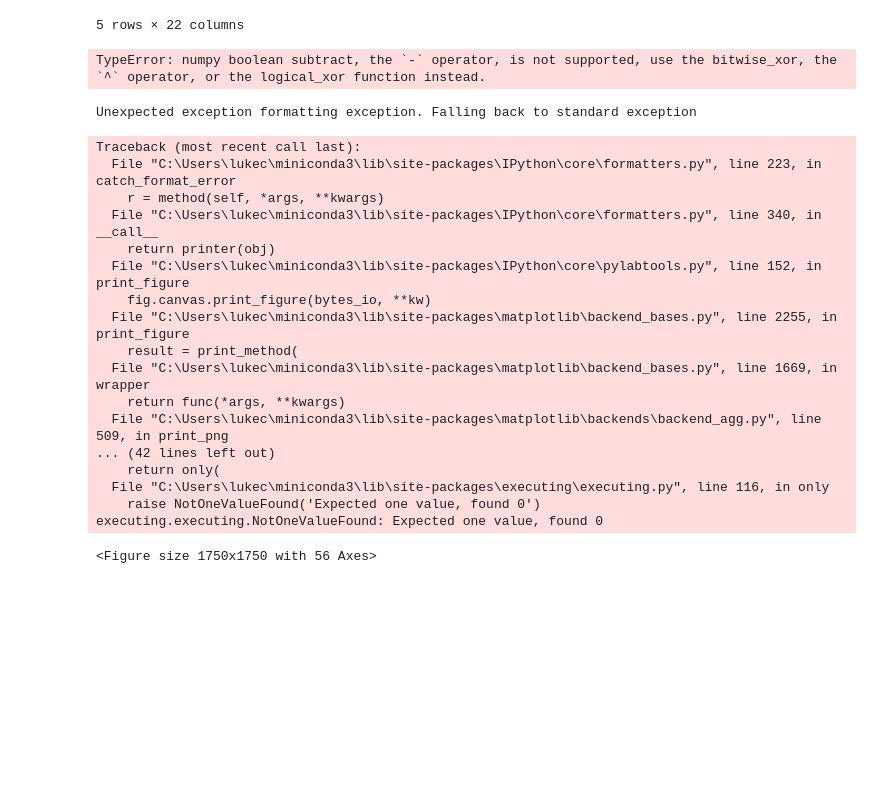
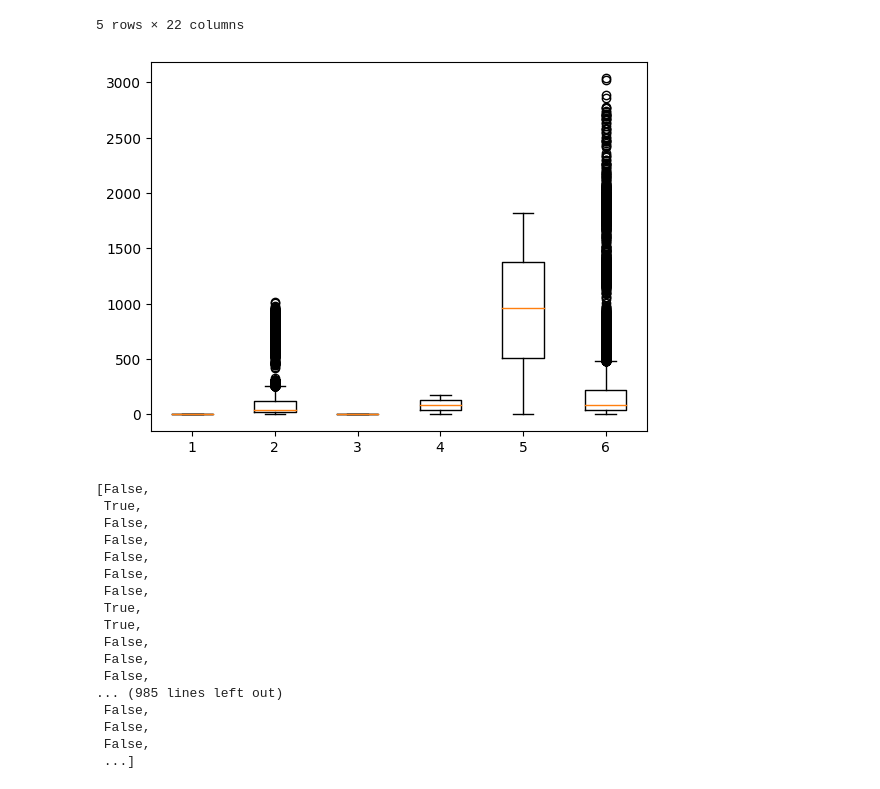
Before and after one commit to Lukec-lehighu/ENGR010_Group_Project, a Jupyter notebook: Testing.ipynb, the cells around one changed output. Drawn from its saved outputs; the diff is of its cells as text; code cells hidden in the pictures; blank space fills up the shorter version.

Commit message:
Better bar gaphs and histograms

```diff
--- a/Testing.ipynb
+++ b/Testing.ipynb
@@ -247,26 +247,29 @@ df.head()
 | 4 | TXN000002-5 | bde863b7 | ELE007 | Electronics Item 7 | Electronics | 2024-01-23 | Tuesday | ... |
 5 rows × 22 columns
 # %%
-import seaborn as sns
-sns.pairplot(df)
+data = [list(df[col]) for col in df.columns if is_numeric_dtype(df[col])]
+data.pop(4)
+plt.boxplot(data)
+plt.show()
 # %% [output]
-TypeError: numpy boolean subtract, the `-` operator, is not supported, use the bitwise_xor, the `^` operator, or the logical_xor function instead.
-Unexpected exception formatting exception. Falling back to standard exception
-Traceback (most recent call last):
-  File "C:\Users\lukec\miniconda3\lib\site-packages\IPython\core\formatters.py", line 223, in catch_format_error
-    r = method(self, *args, **kwargs)
-  File "C:\Users\lukec\miniconda3\lib\site-packages\IPython\core\formatters.py", line 340, in __call__
-    return printer(obj)
-  File "C:\Users\lukec\miniconda3\lib\site-packages\IPython\core\pylabtools.py", line 152, in print_figure
-    fig.canvas.print_figure(bytes_io, **kw)
-  File "C:\Users\lukec\miniconda3\lib\site-packages\matplotlib\backend_bases.py", line 2255, in print_figure
-    result = print_method(
-  File "C:\Users\lukec\miniconda3\lib\site-packages\matplotlib\backend_bases.py", line 1669, in wrapper
-    return func(*args, **kwargs)
-  File "C:\Users\lukec\miniconda3\lib\site-packages\matplotlib\backends\backend_agg.py", line 509, in print_png
-... (42 lines left out)
-    return only(
-  File "C:\Users\lukec\miniconda3\lib\site-packages\executing\executing.py", line 116, in only
-    raise NotOneValueFound('Expected one value, found 0')
-executing.executing.NotOneValueFound: Expected one value, found 0
-<Figure size 1750x1750 with 56 Axes>
+[figure, added]
+# %%
+data[4]
+# %% [output]
+[False,
+ True,
+ False,
+ False,
+ False,
+ False,
+ False,
+ True,
+ True,
+ False,
+ False,
+ False,
+... (985 lines left out)
+ False,
+ False,
+ False,
+ ...]
```
Also changed, not shown: 1 other file.
